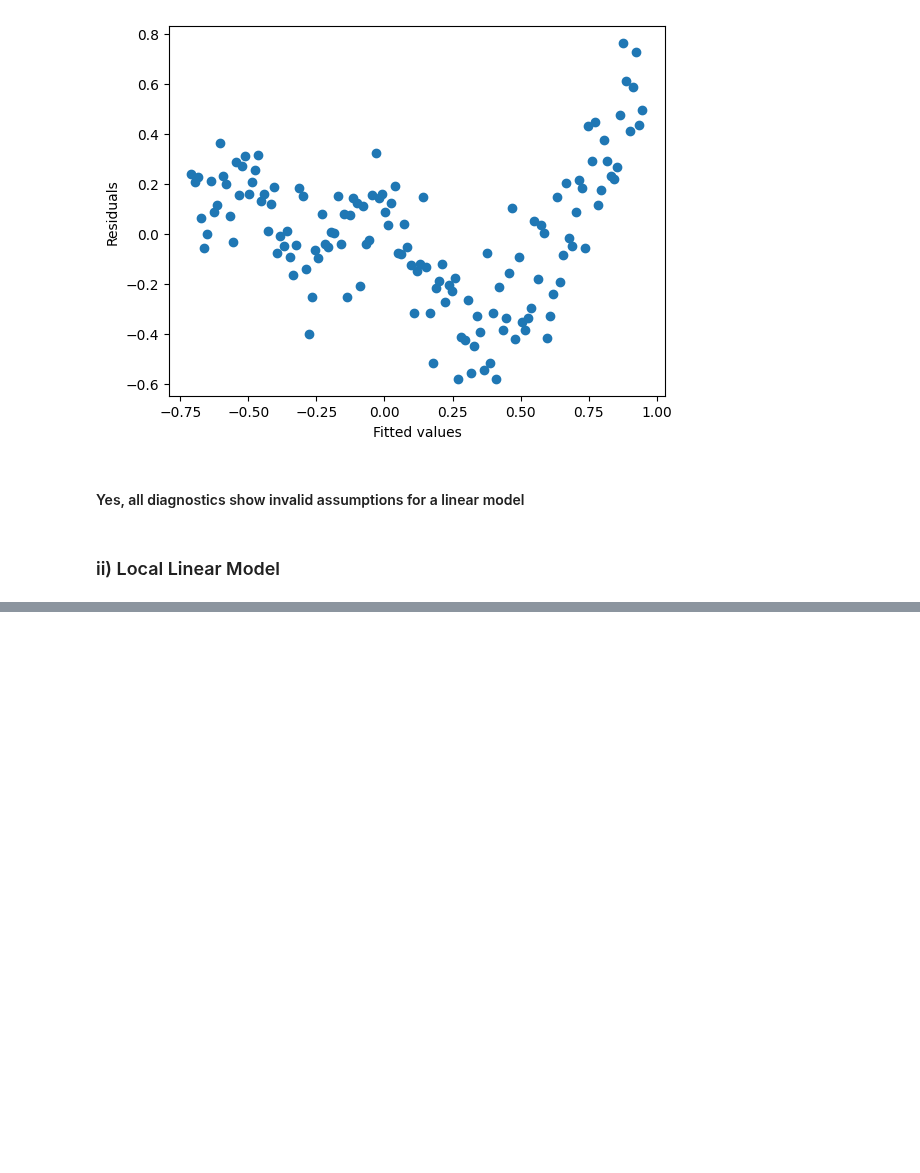
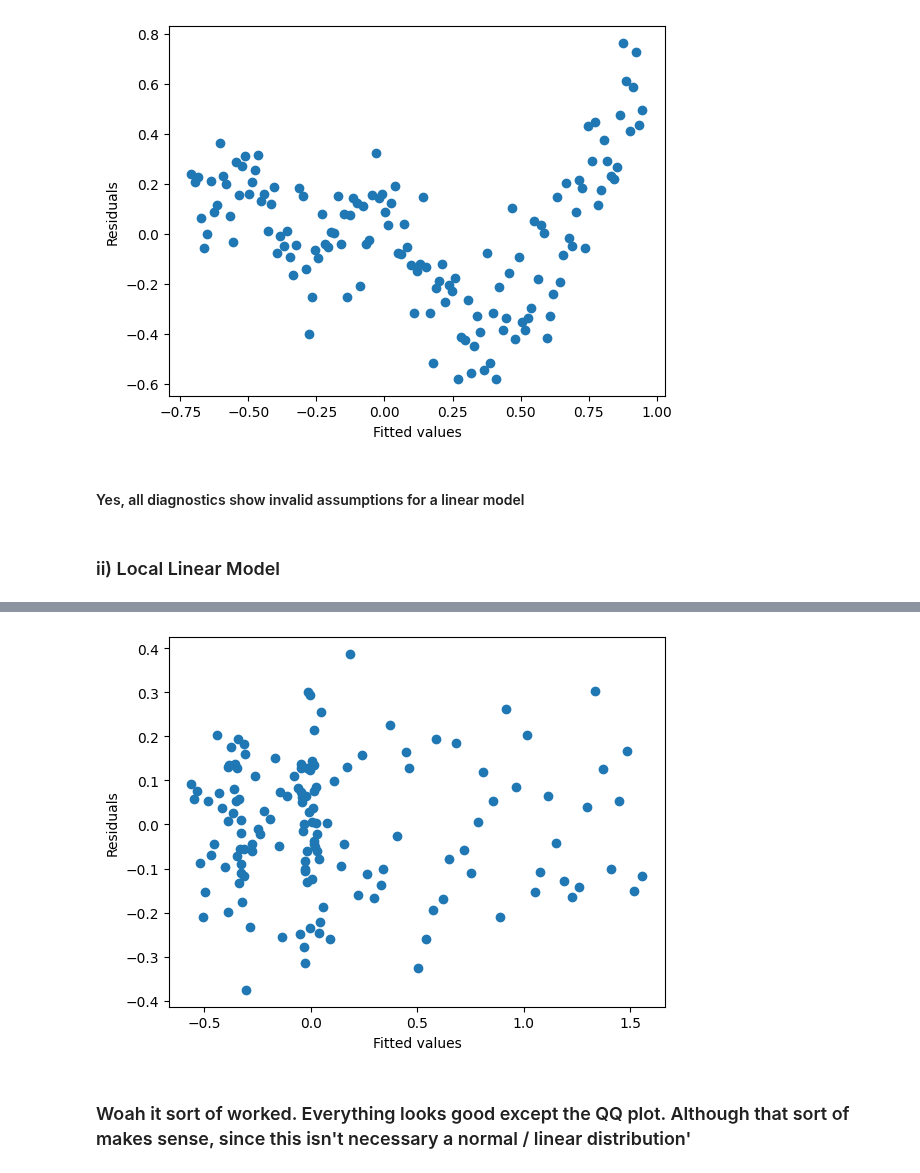
Before and after one commit to jtdocter27/Engineering-Probability---Statistics, a Jupyter notebook: final.ipynb, the cells around one changed output, grey strips where cells are left out. Cells and saved outputs as stored; diff of their text form; code cells hidden in the pictures; blank space fills up the shorter version.

```diff
--- a/final.ipynb
+++ b/final.ipynb
@@ -480,0 +504,9 @@ print(f"Predicted temperature for year {Xp}: {yp}")
+# %%
+plt.scatter(predictions_acutal, residuals2)
+plt.xlabel('Fitted values')
+plt.ylabel('Residuals')
+plt.show()
+# %% [output]
+[figure, added]
+# %% [markdown]
+### Woah it sort of worked. Everything looks good except the QQ plot. Although that sort of makes sense, since this isn't necessary a normal / linear distribution'
```
Also changed, not shown: parts of 14 cells of this notebook.
